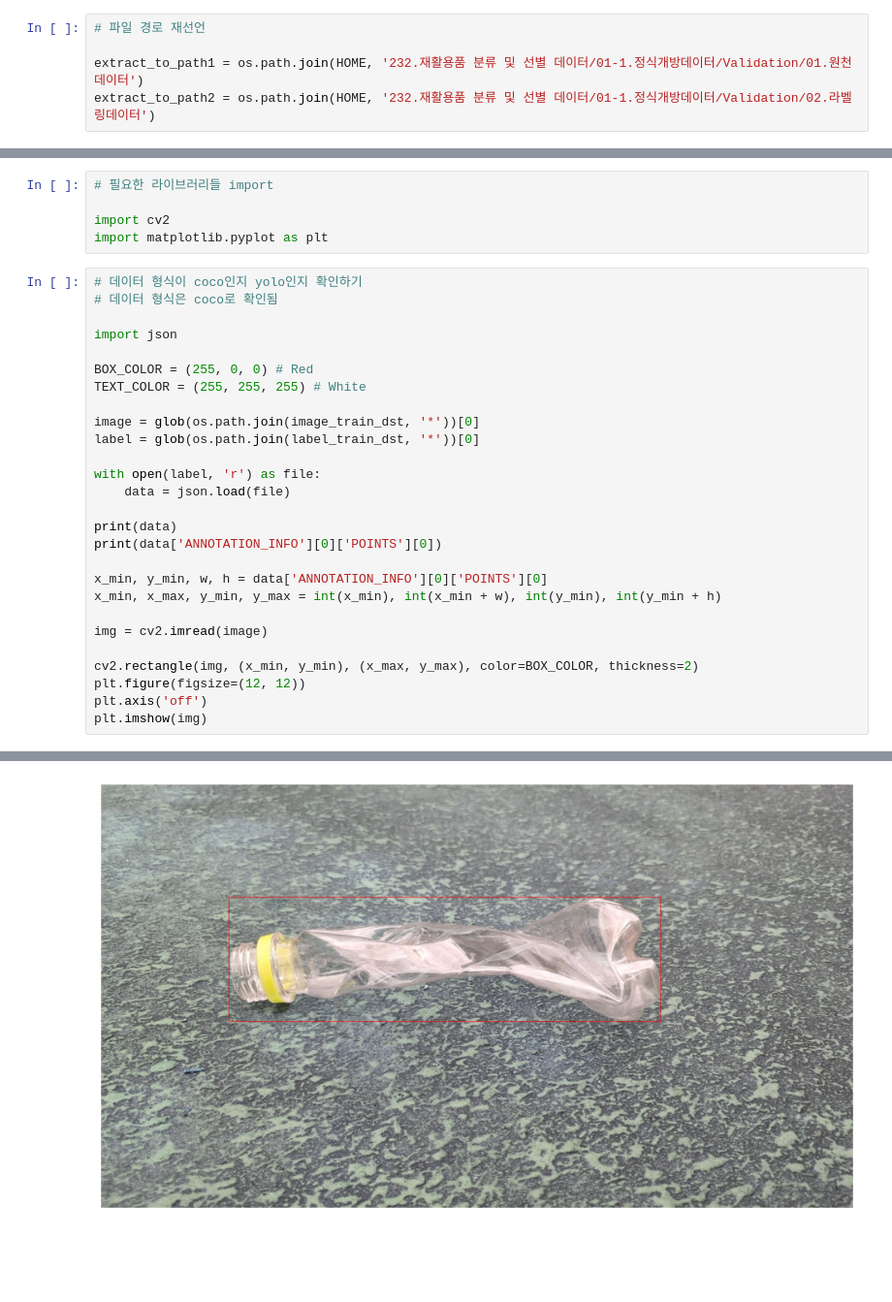
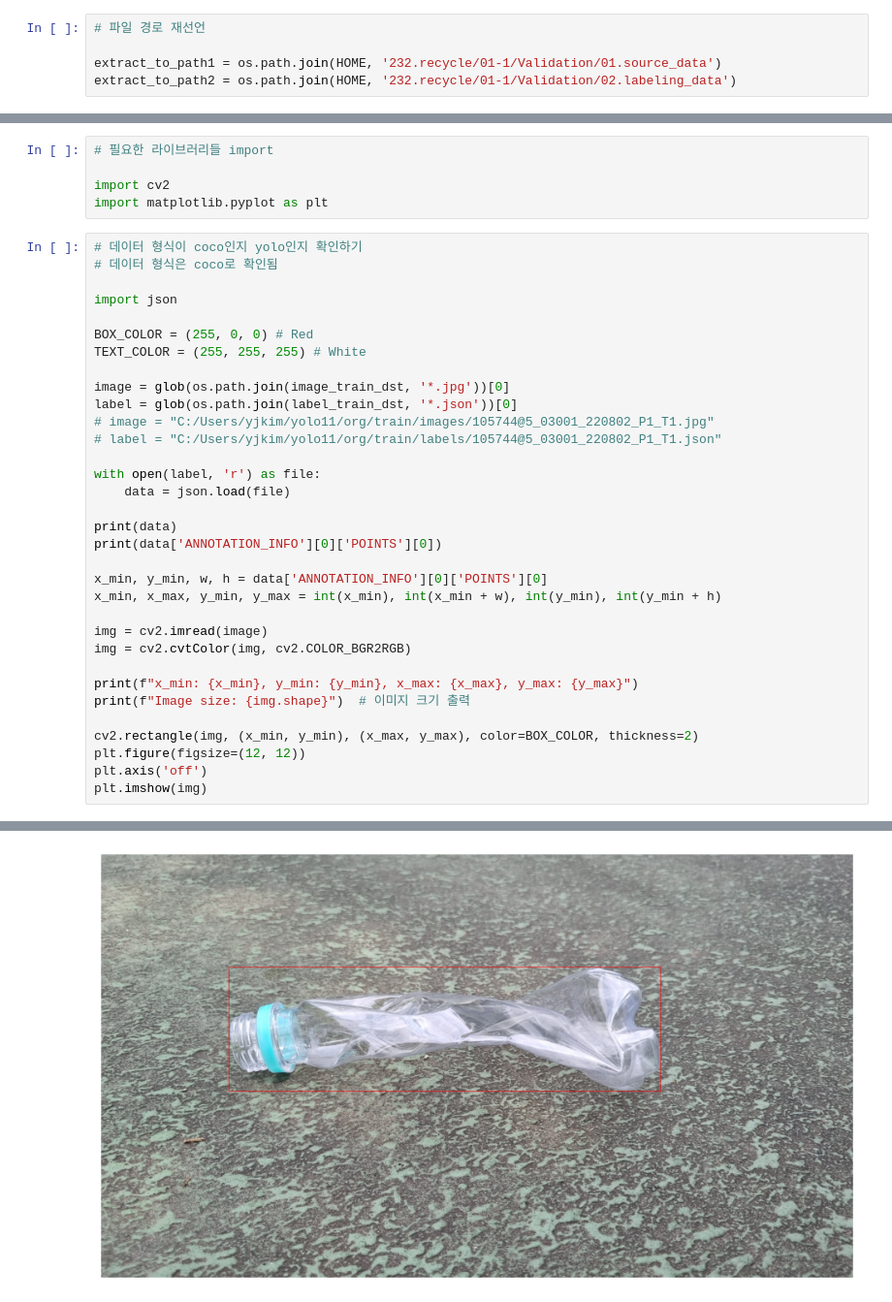
Before and after one commit to passgiant/yolo11, a Jupyter notebook: middle_project.ipynb, the cells around one changed output, grey strips where cells are left out. Shown at 97% size. Cells and saved outputs as stored; diff of their text form; blank space fills up the shorter version.

```diff
--- a/middle_project.ipynb
+++ b/middle_project.ipynb
@@ -138,7 +181,7 @@ if image_brown_list:
 # %%
 # 파일 경로 재선언
 
-extract_to_path1 = os.path.join(HOME, '232.재활용품 분류 및 선별 데이터/01-1.정식개방데이터/Validation/01.원천데이터')
-extract_to_path2 = os.path.join(HOME, '232.재활용품 분류 및 선별 데이터/01-1.정식개방데이터/Validation/02.라벨링데이터')
+extract_to_path1 = os.path.join(HOME, '232.recycle/01-1/Validation/01.source_data')
+extract_to_path2 = os.path.join(HOME, '232.recycle/01-1/Validation/02.labeling_data')
 # %%
 # label json 파일들을 읽어서 바운딩 박스인 것만 클래스별로 리스트에 담음
@@ -261,8 +407,10 @@ import json
 BOX_COLOR = (255, 0, 0) # Red
 TEXT_COLOR = (255, 255, 255) # White
 
-image = glob(os.path.join(image_train_dst, '*'))[0]
-label = glob(os.path.join(label_train_dst, '*'))[0]
+image = glob(os.path.join(image_train_dst, '*.jpg'))[0]
+label = glob(os.path.join(label_train_dst, '*.json'))[0]
+# image = "C:/Users/yjkim/yolo11/org/train/images/105744@5_03001_220802_P1_T1.jpg"
+# label = "C:/Users/yjkim/yolo11/org/train/labels/105744@5_03001_220802_P1_T1.json"
 
 with open(label, 'r') as file:
     data = json.load(file)
@@ -274,6 +422,10 @@ x_min, y_min, w, h = data['ANNOTATION_INFO'][0]['POINTS'][0]
 x_min, x_max, y_min, y_max = int(x_min), int(x_min + w), int(y_min), int(y_min + h)
 
 img = cv2.imread(image)
+img = cv2.cvtColor(img, cv2.COLOR_BGR2RGB)
+
+print(f"x_min: {x_min}, y_min: {y_min}, x_max: {x_max}, y_max: {y_max}")
+print(f"Image size: {img.shape}")  # 이미지 크기 출력
 
 cv2.rectangle(img, (x_min, y_min), (x_max, y_max), color=BOX_COLOR, thickness=2)
 plt.figure(figsize=(12, 12))
@@ -285,2 +439,2 @@ plt.imshow(img)
 <matplotlib.image.AxesImage at 0x...>
-[figure, old version]
+[figure, new version]
```
Also changed, not shown: parts of 38 cells of this notebook, 1 other file.
